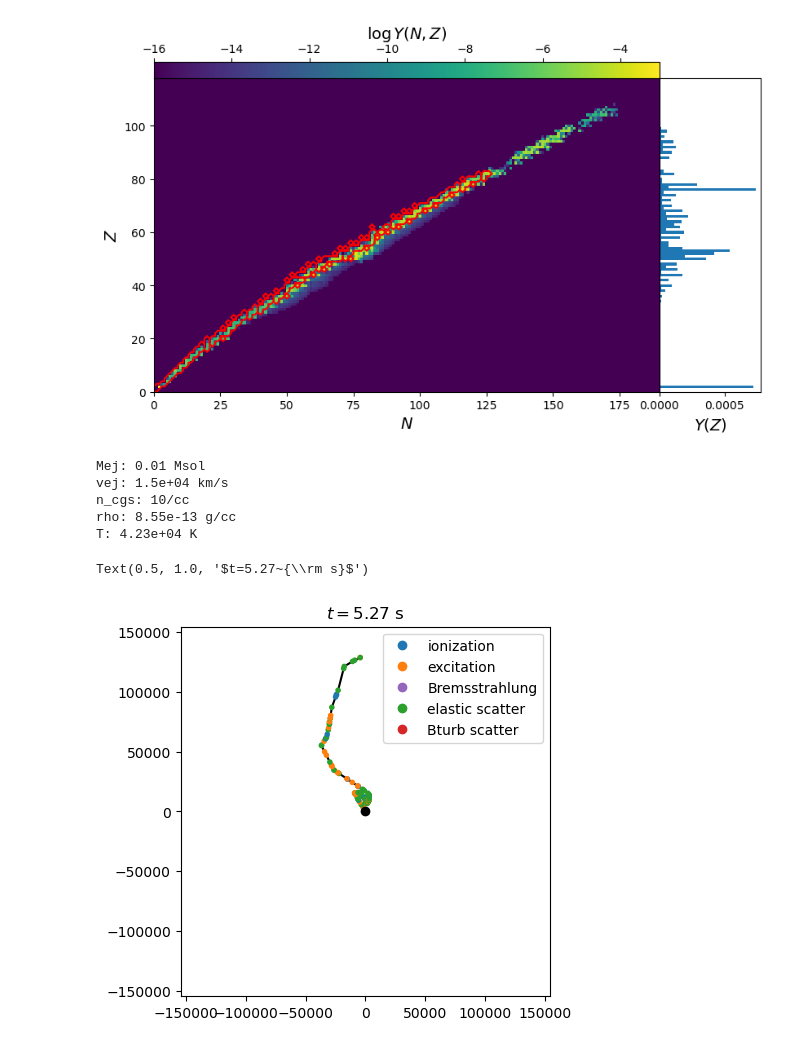
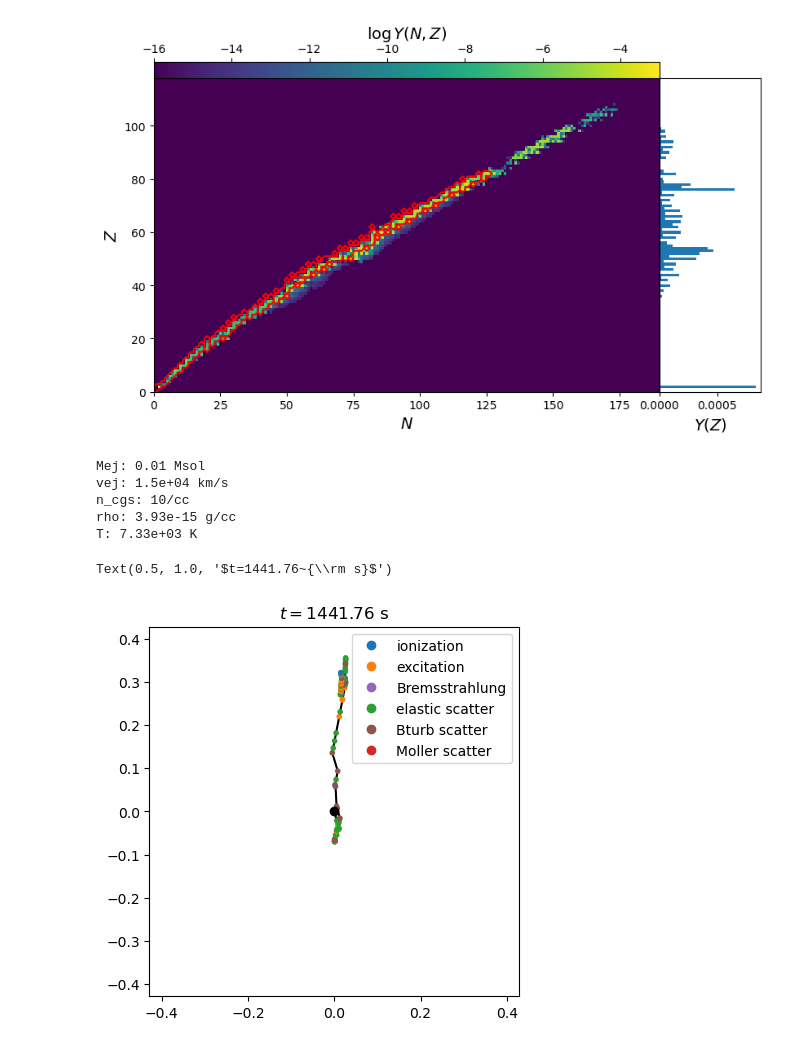
Before and after one commit to zandalman/thunderstorm, a Jupyter notebook: dev.ipynb, the cells around one changed output. Cells and saved outputs as stored; diff of their text form; code cells hidden in the pictures.

Commit message:
moller and Bfields

```diff
--- a/dev.ipynb
+++ b/dev.ipynb
@@ -13,5 +16,5 @@ from scipy.integrate import cumtrapz as cumintegrate
 # %%
-time = 1*const.day
+time = 10*const.day
 # %%
 rproc = 'strong'
 
@@ -65,7 +68,7 @@ cbar.set_label(r'$\log Y(N, Z)$', fontsize=14)
 cax.xaxis.set_ticks_position('top')
 cax.xaxis.set_label_position('top')
 # %% [output]
-[figure, old version]
+[figure, new version]
 # %%
 run = 1
 
@@ -88,20 +91,22 @@ print('T: %.3g K' % temp)
 Mej: 0.01 Msol
 vej: 1.5e+04 km/s
 n_cgs: 10/cc
-rho: 8.55e-13 g/cc
-T: 4.23e+04 K
+rho: 3.93e-15 g/cc
+T: 7.33e+03 K
 # %%
-sim = Sim(ener=10000, rho=rho, do_iso=False)
+sim = Sim(ener=100000, rho=rho, do_iso=False)
 
-for Z in range(1, 99):
+for Zelem in range(1, 99):
 
-    ab = data_rproc.ab_elem[idx_rproc, Z]
+    ab = data_rproc.ab_elem[idx_rproc, Zelem]
     if ab > 0:
-        A_avg = data_rproc.A_avg[idx_rproc, Z]
-        sim.add_spec(Z=Z, A=A_avg, ab=ab)
+        A_avg = data_rproc.A_avg[idx_rproc, Zelem]
+        sim.add_spec(Z=Zelem, A=A_avg, ab=ab)
 
-#sim.add_Bturb(Bturb=1e4, q=5/3, fturb=1.0, Lmax=1e17)
-#sim.add_Bco(Bmag=1e2, Bhat=np.array([0, 1, 0]), method=2)
+sim.add_elec(x_e=0.1)
+
+sim.add_Bturb(Bmag=1e4, q=5/3, fturb=1.0, Lmax=1e17)
+sim.add_Bco(Bmag=3e4, Bhat=np.array([0, 1, 0]))
 # %%
 sim.reset()
 for i in range(100):
@@ -109,29 +114,31 @@ for i in range(100):
 # %%
 evcat2num = {
     'ionization': 0,
     'excitation': 1,
     'Bremsstrahlung': 4,
     'elastic scatter': 2,
-    'Bturb scatter': 3
+    'Bturb scatter': 5,
+    'Moller scatter': 3
 }
 
 x_list, y_list = np.array(sim.coord_list)[:, X], np.array(sim.coord_list)[:, Y]
 color_list = ['C%d'%evcat2num[cat] for cat in sim.ev_cat_list]
 
+unit = const.AU
 plt.plot(0, 0, color='black', marker='o')
-plt.scatter(x_list/const.km, y_list/const.km, marker='.', c=color_list)
-plt.plot(np.concatenate(([0], x_list))/const.km, np.concatenate(([0], y_list))/const.km, color='black', zorder=-1)
+plt.scatter(x_list/unit, y_list/unit, marker='.', c=color_list)
+plt.plot(np.concatenate(([0], x_list))/unit, np.concatenate(([0], y_list))/unit, color='black', zorder=-1)
 
-rmax = np.max(np.sqrt(x_list**2+y_list**2))/const.km
+rmax = np.max(np.sqrt(x_list**2+y_list**2))/unit
 plt.xlim(-1.2*rmax, 1.2*rmax)
 plt.ylim(-1.2*rmax, 1.2*rmax)
 
 plt.gca().set_aspect(True)
 
 cust_lines = [Line2D([0], [0], marker='o', linestyle='', color='C%d'%num, label=label) for (label, num) in evcat2num.items()]
 plt.legend(handles=cust_lines)
 
 plt.title(r'$t=%.2f~{\rm s}$'%sim.time)
 # %% [output]
-Text(0.5, 1.0, '$t=5.27~{\\rm s}$')
+Text(0.5, 1.0, '$t=1441.76~{\\rm s}$')
-[figure, old version]
+[figure, new version]
```
Also changed, not shown: parts of 6 cells of this notebook, 4 other files.
